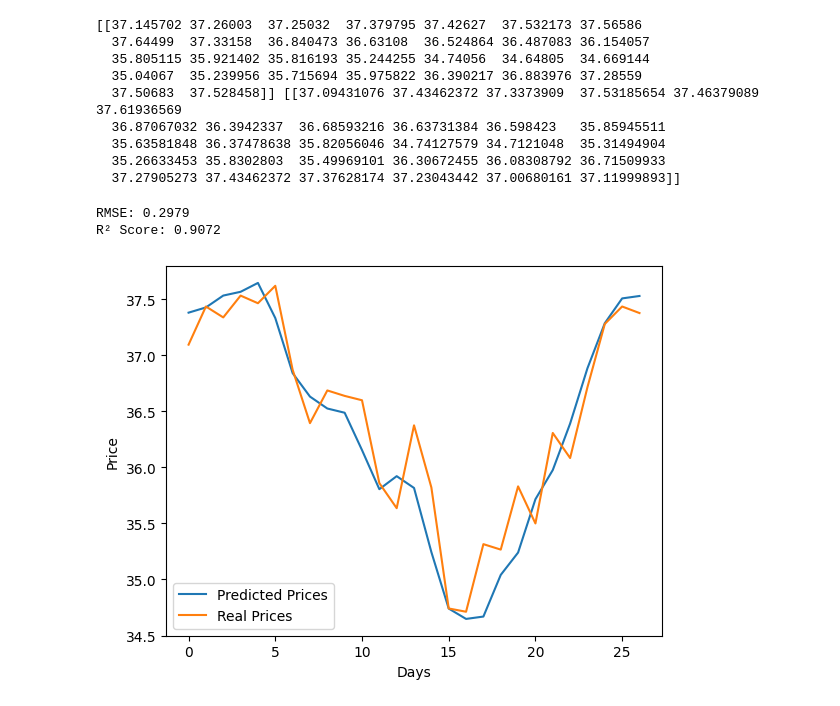
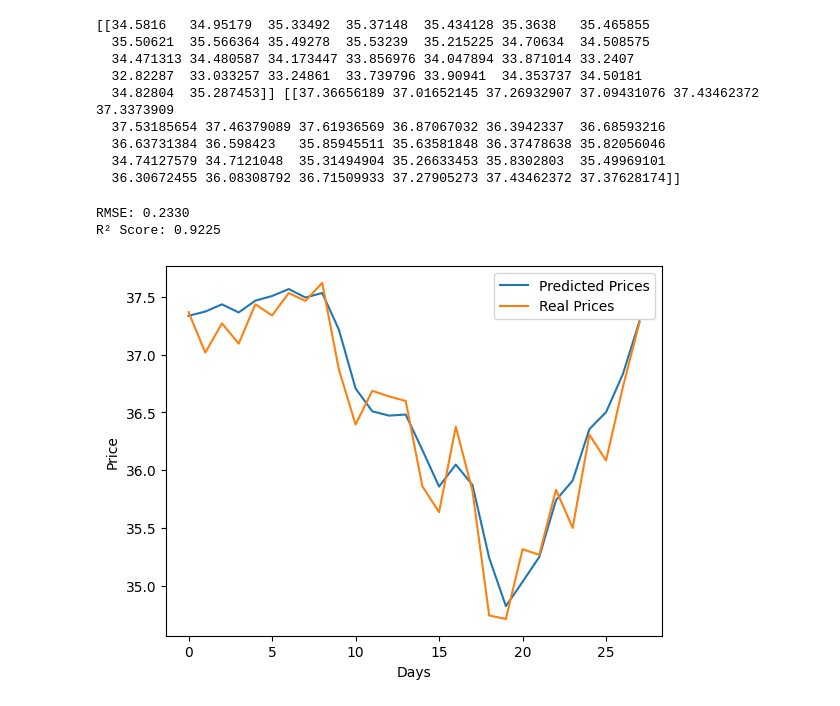
Before and after one commit to tmnds/tech_challenge_4, a Jupyter notebook: training_model/training_model_tf.ipynb, the cells around one changed output. Saved outputs shown, nothing was run; the diff lists cells and outputs as text; code cells hidden in the pictures.

```diff
--- a/training_model/training_model_tf.ipynb
+++ b/training_model/training_model_tf.ipynb
@@ -131,19 +142,20 @@ X_valid, y_valid = shift_drop_na_in_xy(df_valid, company_inputs, company_output,
 from sklearn.preprocessing import MinMaxScaler
 
 # Normalize the Price column
-scaler = MinMaxScaler()
-scaled_X_train = scaler.fit_transform(X_train)
-scaled_y_train = scaler.fit_transform(y_train.reshape(-1, 1))
+scalerX = MinMaxScaler()
+scalery = MinMaxScaler()
+scaled_X_train = scalerX.fit_transform(X_train)
+scaled_y_train = scalery.fit_transform(y_train.reshape(-1, 1))
 
-scaled_X_test = scaler.fit_transform(X_test)
-scaled_y_test = scaler.fit_transform(y_test.reshape(-1, 1))
+scaled_X_test = scalerX.transform(X_test)
+scaled_y_test = scalery.transform(y_test.reshape(-1, 1))
 
-scaled_X_valid = scaler.fit_transform(X_valid)
-scaled_y_valid = scaler.fit_transform(y_valid.reshape(-1, 1))
+scaled_X_valid = scalerX.transform(X_valid)
+scaled_y_valid = scalery.transform(y_valid.reshape(-1, 1))
 
 from tensorflow.keras.preprocessing.sequence import TimeseriesGenerator
 
 # Initialize generator with multivariable input and single target
-generator = TimeseriesGenerator(scaled_X_train, scaled_y_train, length=seq_length, batch_size=batch_size)
+generator_train = TimeseriesGenerator(scaled_X_train, scaled_y_train, length=seq_length, batch_size=batch_size)
 generator_test = TimeseriesGenerator(scaled_X_test, scaled_y_test, length=seq_length, batch_size=batch_size)
 generator_valid = TimeseriesGenerator(scaled_X_valid, scaled_y_valid, length=seq_length, batch_size=batch_size)
@@ -173,5 +227,5 @@ else:
 model.compile(optimizer=optim, loss=loss_fn)
 
 # Train the model
-model.fit(generator, epochs=n_epochs, validation_data=generator_test)
+model.fit(generator_train, epochs=n_epochs, validation_data=generator_test)
 # %% [output]
@@ -196,42 +269,43 @@ print(y_gen_valid[1:].reshape(-1,))
 # %%
-y_pred = scaler.inverse_transform(y_pred_scaled.reshape(-1,1))
-y_valid_f = scaler.inverse_transform(y_gen_valid.reshape(-1,1))
+y_pred = scalery.inverse_transform(y_pred_scaled.reshape(-1,1))
+y_valid_f = scalery.inverse_transform(y_gen_valid.reshape(-1,1))
 print(y_pred.T, y_valid_f.T)
 # %% [output]
-[[37.145702 37.26003  37.25032  37.379795 37.42627  37.532173 37.56586
-  37.64499  37.33158  36.840473 36.63108  36.524864 36.487083 36.154057
-  35.805115 35.921402 35.816193 35.244255 34.74056  34.64805  34.669144
-  35.04067  35.239956 35.715694 35.975822 36.390217 36.883976 37.28559
-  37.50683  37.528458]] [[37.09431076 37.43462372 37.3373909  37.53185654 37.46379089 37.61936569
-  36.87067032 36.3942337  36.68593216 36.63731384 36.598423   35.85945511
-  35.63581848 36.37478638 35.82056046 34.74127579 34.7121048  35.31494904
-  35.26633453 35.8302803  35.49969101 36.30672455 36.08308792 36.71509933
-  37.27905273 37.43462372 37.37628174 37.23043442 37.00680161 37.11999893]]
+[[34.5816   34.95179  35.33492  35.37148  35.434128 35.3638   35.465855
+  35.50621  35.566364 35.49278  35.53239  35.215225 34.70634  34.508575
+  34.471313 34.480587 34.173447 33.856976 34.047894 33.871014 33.2407
+  32.82287  33.033257 33.24861  33.739796 33.90941  34.353737 34.50181
+  34.82804  35.287453]] [[37.36656189 37.01652145 37.26932907 37.09431076 37.43462372 37.3373909
+  37.53185654 37.46379089 37.61936569 36.87067032 36.3942337  36.68593216
+  36.63731384 36.598423   35.85945511 35.63581848 36.37478638 35.82056046
+  34.74127579 34.7121048  35.31494904 35.26633453 35.8302803  35.49969101
+  36.30672455 36.08308792 36.71509933 37.27905273 37.43462372 37.37628174]]
 # %%
 from sklearn.metrics import root_mean_squared_error, r2_score
 
-delay = 3
+delay = 2
+offset = 2
 
-rmse = root_mean_squared_error(y_pred[delay:], y_valid_f[0:-delay])
-r2 = r2_score(y_pred[delay:], y_valid_f[0:-delay])
+rmse = root_mean_squared_error(y_pred[delay:]+offset, y_valid_f[0:-delay])
+r2 = r2_score(y_pred[delay:]+offset, y_valid_f[0:-delay])
 
 print(f'RMSE: {rmse:.4f}')
 print(f'R² Score: {r2:.4f}')
 # %% [output]
-RMSE: 0.2979
-R² Score: 0.9072
+RMSE: 0.2330
+R² Score: 0.9225
 # %%
 import matplotlib.pyplot as plt
 
 # Plot the predicted prices
-plt.plot(y_pred[delay:], label="Predicted Prices")
+plt.plot(y_pred[delay:]+offset, label="Predicted Prices")
 plt.plot(y_valid_f[0:-delay], label="Real Prices")
 plt.xlabel("Days")
 plt.ylabel("Price")
 plt.legend()
 plt.show()
 # %% [output]
-[figure, old version]
+[figure, new version]
 # %%
 # import mlflow
 # import mlflow.tensorflow
```
Also changed, not shown: parts of 7 cells of this notebook.
